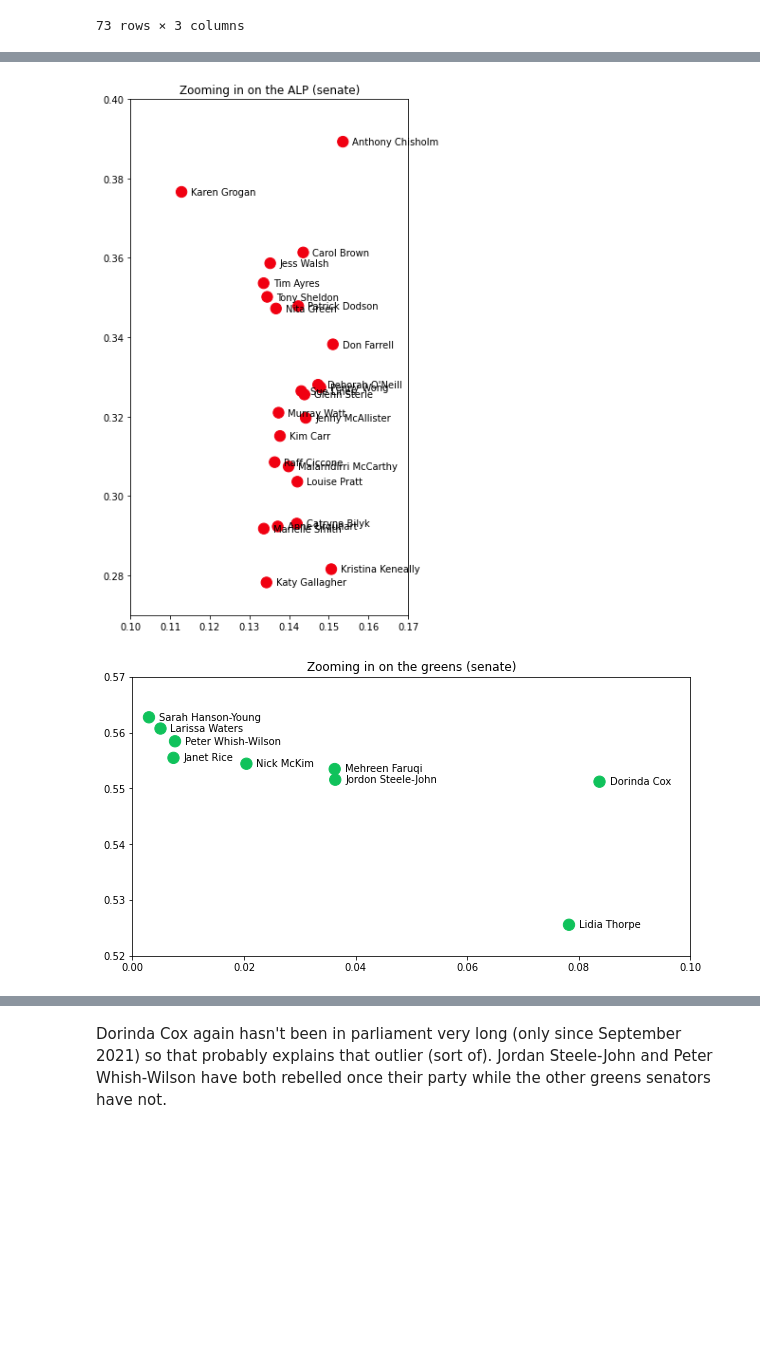
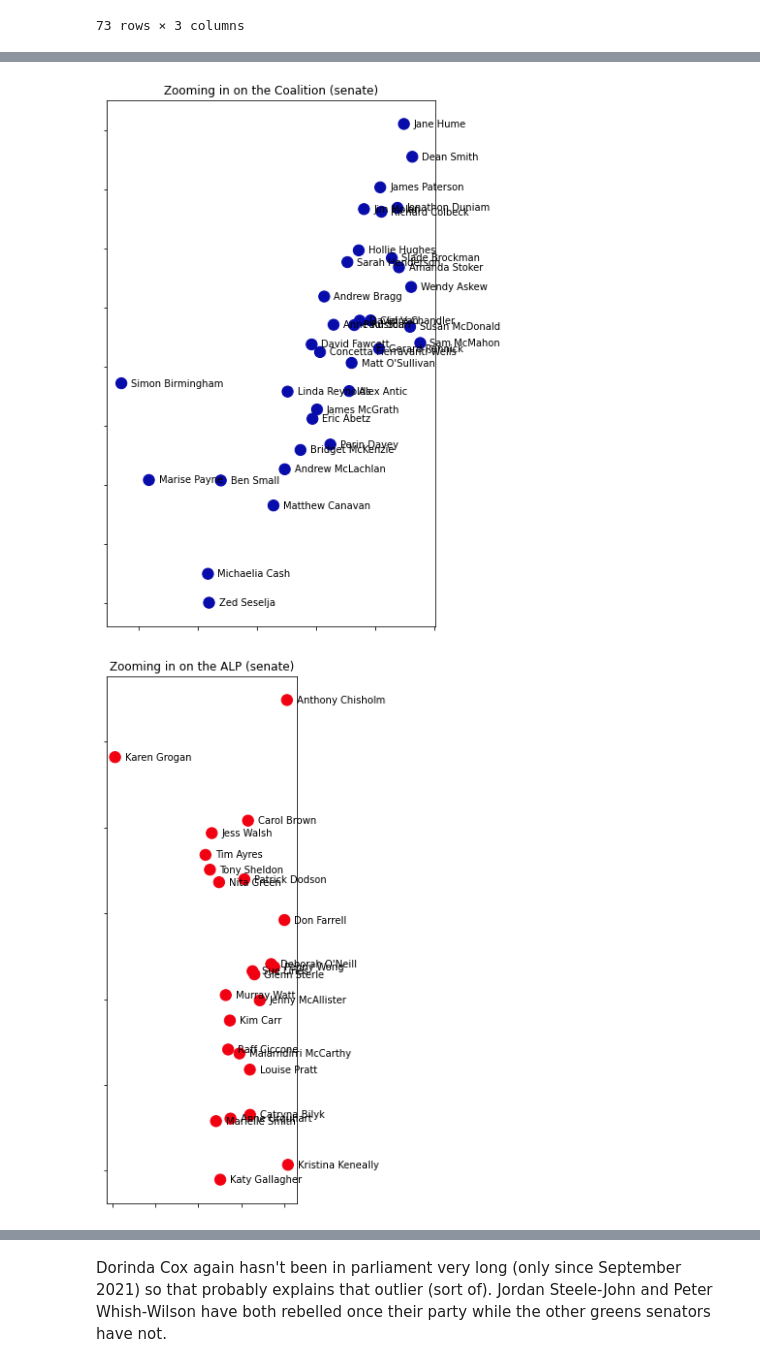
Before and after one commit to openaustralia/visualise-votes-mds, a Jupyter notebook: notebook.ipynb, the cells around one changed output, grey strips where cells are left out. Saved outputs shown, nothing was run; the diff lists cells and outputs as text; code cells hidden in the pictures; blank space fills up the shorter version.

```diff
--- a/notebook.ipynb
+++ b/notebook.ipynb
@@ -329,8 +328,7 @@ plot_zoomed(senate_transformed, -0.1, -0.04, -0.4, -0.35, title="Zooming in on t
-# %%
-plot_zoomed(senate_transformed, 0.1, 0.17, 0.27, 0.4, title="Zooming in on the ALP (senate)", show_ticks=True)
-# %% [output]
-[figure, removed]
-# %%
-plot_zoomed(senate_transformed, 0, 0.1, 0.52, 0.57, title="Zooming in on the greens (senate)", show_ticks=True)
-# %% [output]
-[figure, removed]
+# %%
+zoom_to_party(senate_transformed, "Coalition", title="Zooming in on the Coalition (senate)")
+zoom_to_party(senate_transformed, "ALP", title="Zooming in on the ALP (senate)")
+zoom_to_party(senate_transformed, "Greens", title="Zooming in on the Greens (senate)")
+# %% [output]
+[figure, added]
+[figure, added]
```
Also changed, not shown: parts of 13 cells of this notebook.
